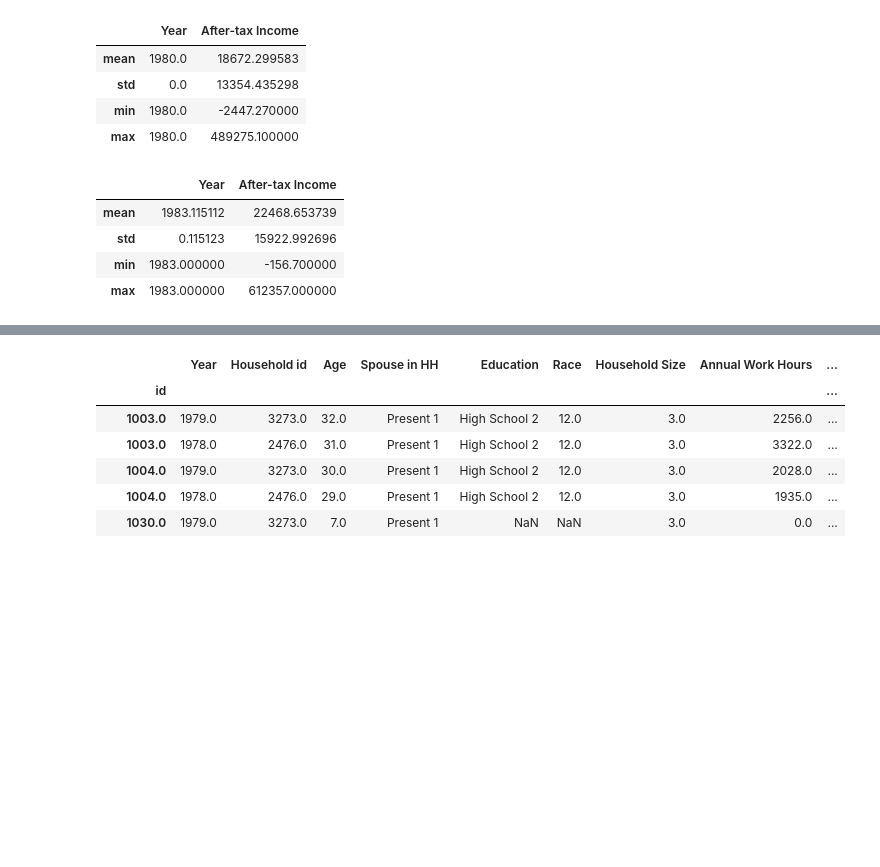
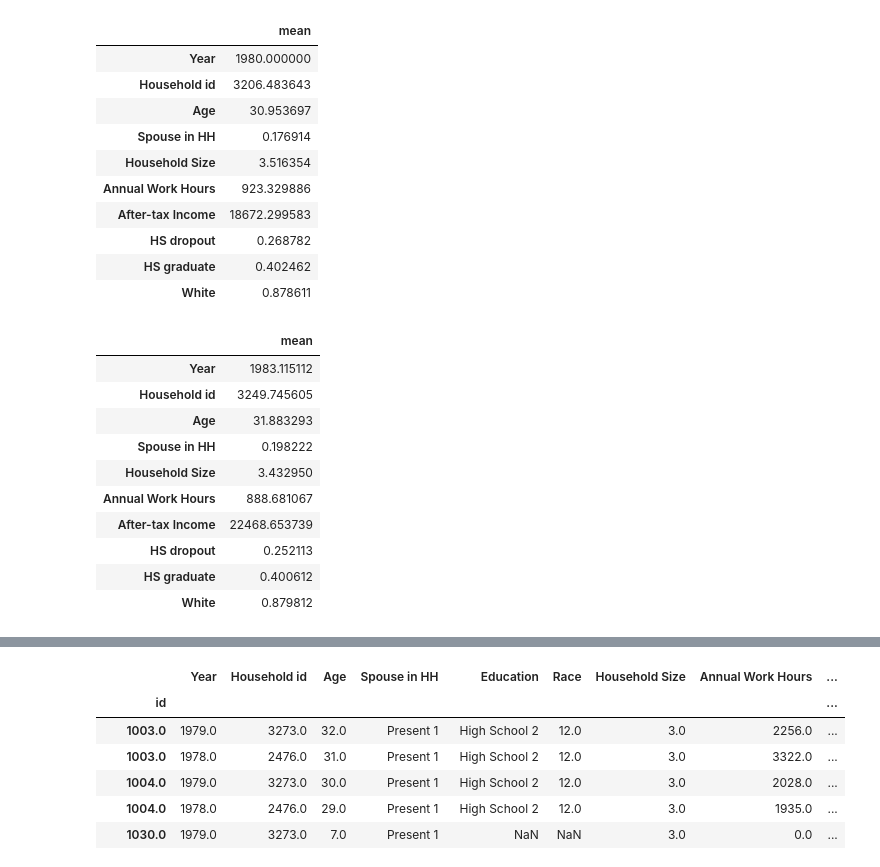
Before and after one commit to mitchv34/UW-Courses, a Jupyter notebook: 04 - 2022 Fall/Econ 810 Advanded Macroeconomic Theory/Part 1/PS 1/src/data_clening.ipynb, the cells around one changed output, grey strips where cells are left out. Cells and saved outputs as stored; diff of their text form; code cells hidden in the pictures; blank space fills up the shorter version.

```diff
--- a/04 - 2022 Fall/Econ 810 Advanded Macroeconomic Theory/Part 1/PS 1/src/data_clening.ipynb
+++ b/04 - 2022 Fall/Econ 810 Advanded Macroeconomic Theory/Part 1/PS 1/src/data_clening.ipynb
@@ -9,20 +9,20 @@ data_dict = {
         # Identifiers
         'year' : "Year",
         'x11101LL' : 'id',
-        # 'x11102' : 'Household id',
+        'x11102' : 'Household id',
 
-        # # Demographic variables
-        # "d11101" : "Age",
-        # "d11102LL" : "Sex",
-        # "h11112" : "Spouse in HH",
-        # "d11108" : "Education",
-        # "d11109" : "Race",
-        # "d11106" : "Household Size",
+        # Demographic variables
+        "d11101" : "Age",
+        "d11102LL" : "Sex",
+        "h11112" : "Spouse in HH",
+        "d11108" : "Education",
+        "d11112LL" : "Race",
+        "d11106" : "Household Size",
 
-        # # Employment variables
-        # "e11101" : "Annual Work Hours",
-        # "e11102" : "Employment Status",
-        # "e11105" : "Ocupation",
+        # Employment variables
+        "e11101" : "Annual Work Hours",
+        "e11102" : "Employment Status",
+        "e11105" : "Ocupation",
 
         # Income variables
         "i11113" : "After-tax Income"
@@ -31,22 +31,34 @@ data_dict = {
 df_1 = filter_data(df, 1978, 1997, data_dict)
 # %%
 df_2 = filter_by_earnigs(df_1, "After-tax Income", 5000, 5)
-# df_2["Spouse in HH"] = df_2["Spouse in HH"].apply(lambda x: 1 if x == df_2["Spouse in HH"].values[0] else 0)
-# df_2['HS dropout'] = df_2['Education'].apply(lambda x: 1 if x == "Less than H S  1" else 0)
-# df_2['HS graduate'] = df_2['Education'].apply(lambda x: 1 if x == "High School    2" else 0)
-# df_2['College dropout'] = df_2['Education'].apply(lambda x: 1 if x == "More than H S  3" else 0)
+df_2["Spouse in HH"] = df_2["Spouse in HH"].apply(lambda x: 1 if x == df_2["Spouse in HH"].values[0] else 0)
+df_2['HS dropout'] = df_2['Education'].apply(lambda x: 1 if x == "Less than H S  1" else 0)
+df_2['HS graduate'] = df_2['Education'].apply(lambda x: 1 if x == "High School    2" else 0)
+df_2['White'] = df_2['Race'].apply(lambda x: 1 if x == "White                     1" else 0)
 # %%
 for g, d in df_2.groupby("Year"):
     if g in [1980 + 3*i for i in range(5)]:
-        display(d.describe().loc[["mean", "std", "min", "max"]])
+        display( d.describe().loc[["mean"]].T )
 # %% [output]
-|  | Year | After-tax Income |
-| mean | 1980.0 | 18672.299583 |
-| std | 0.0 | 13354.435298 |
-| min | 1980.0 | -2447.270000 |
-| max | 1980.0 | 489275.100000 |
+|  | mean |
+| Year | 1980.000000 |
+| Household id | 3206.483643 |
+| Age | 30.953697 |
+| Spouse in HH | 0.176914 |
+| Household Size | 3.516354 |
+| Annual Work Hours | 923.329886 |
+| After-tax Income | 18672.299583 |
+| HS dropout | 0.268782 |
+| HS graduate | 0.402462 |
+| White | 0.878611 |
-|  | Year | After-tax Income |
-| mean | 1983.115112 | 22468.653739 |
-| std | 0.115123 | 15922.992696 |
-| min | 1983.000000 | -156.700000 |
-| max | 1983.000000 | 612357.000000 |
+|  | mean |
+| Year | 1983.115112 |
+| Household id | 3249.745605 |
+| Age | 31.883293 |
+| Spouse in HH | 0.198222 |
+| Household Size | 3.432950 |
+| Annual Work Hours | 888.681067 |
+| After-tax Income | 22468.653739 |
+| HS dropout | 0.252113 |
+| HS graduate | 0.400612 |
+| White | 0.879812 |
```
Also changed, not shown: parts of 1 cell of this notebook, 8 other files.
